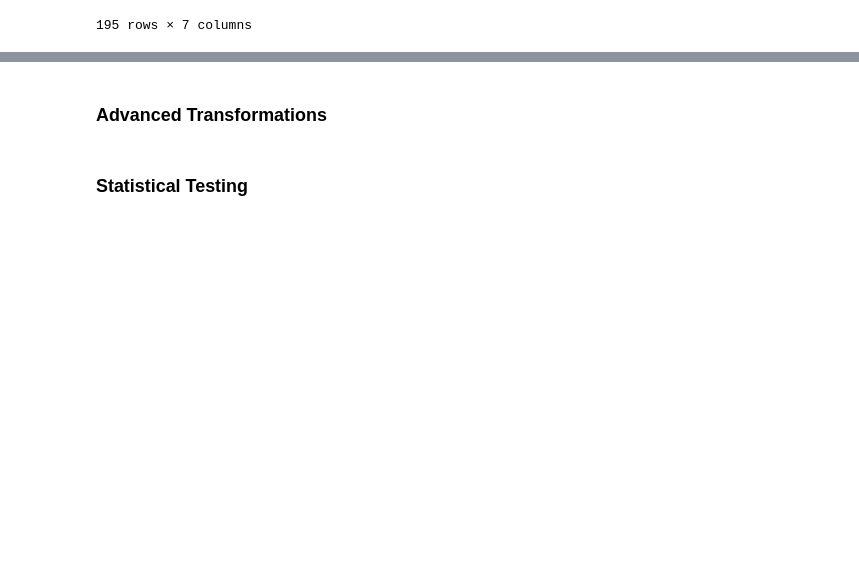
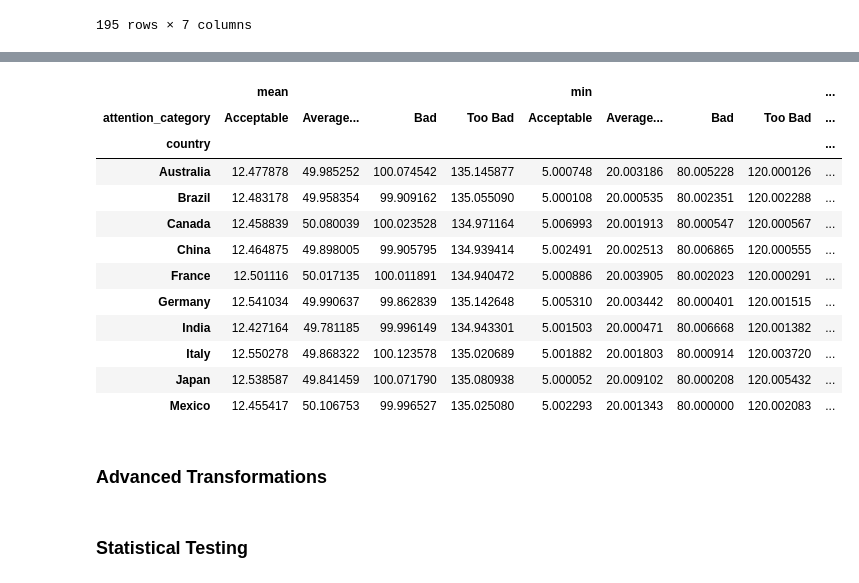
Before and after one commit to NicoG2023/Data_Science_Introduction, a Jupyter notebook: Classes/Pandas.ipynb, the cells around one changed output, grey strips where cells are left out. Cells and saved outputs as stored; diff of their text form; code cells hidden in the pictures; blank space fills up the shorter version.

```diff
--- a/Classes/Pandas.ipynb
+++ b/Classes/Pandas.ipynb
@@ -600,3 +923,33 @@ None
+# %%
+# pivot dataframes using pivot_table()
+def create_attention_category(attention_time: float):
+    if attention_time > 120:
+        return 'Too Bad'
+    elif attention_time > 80:
+        return 'Bad'
+    elif attention_time > 20:
+        return 'Average...'
+    else:
+        return 'Acceptable'
+
+
+call_center_df['attention_category'] = call_center_df['attention_time'].apply(lambda x: create_attention_category(x))
+
+call_center_df.pivot_table(index='country', columns='attention_category', values='attention_time', aggfunc=['mean', 'min', 'max', 'std']).head(10)
+# %% [output]
+|  | mean |  |  |  | min |  |  |  | ... |
+| attention_category | Acceptable | Average... | Bad | Too Bad | Acceptable | Average... | Bad | Too Bad | ... |
+| country |  |  |  |  |  |  |  |  | ... |
+| Australia | 12.477878 | 49.985252 | 100.074542 | 135.145877 | 5.000748 | 20.003186 | 80.005228 | 120.000126 | ... |
+| Brazil | 12.483178 | 49.958354 | 99.909162 | 135.055090 | 5.000108 | 20.000535 | 80.002351 | 120.002288 | ... |
+| Canada | 12.458839 | 50.080039 | 100.023528 | 134.971164 | 5.006993 | 20.001913 | 80.000547 | 120.000567 | ... |
+| China | 12.464875 | 49.898005 | 99.905795 | 134.939414 | 5.002491 | 20.002513 | 80.006865 | 120.000555 | ... |
+| France | 12.501116 | 50.017135 | 100.011891 | 134.940472 | 5.000886 | 20.003905 | 80.002023 | 120.000291 | ... |
+| Germany | 12.541034 | 49.990637 | 99.862839 | 135.142648 | 5.005310 | 20.003442 | 80.000401 | 120.001515 | ... |
+| India | 12.427164 | 49.781185 | 99.996149 | 134.943301 | 5.001503 | 20.000471 | 80.006668 | 120.001382 | ... |
+| Italy | 12.550278 | 49.868322 | 100.123578 | 135.020689 | 5.001882 | 20.001803 | 80.000914 | 120.003720 | ... |
+| Japan | 12.538587 | 49.841459 | 100.071790 | 135.080938 | 5.000052 | 20.009102 | 80.000208 | 120.005432 | ... |
+| Mexico | 12.455417 | 50.106753 | 99.996527 | 135.025080 | 5.002293 | 20.001343 | 80.000000 | 120.002083 | ... |
 # %% [markdown]
 ### Advanced Transformations
 # %%
```
Also changed, not shown: parts of 35 cells of this notebook, 4 other files.
